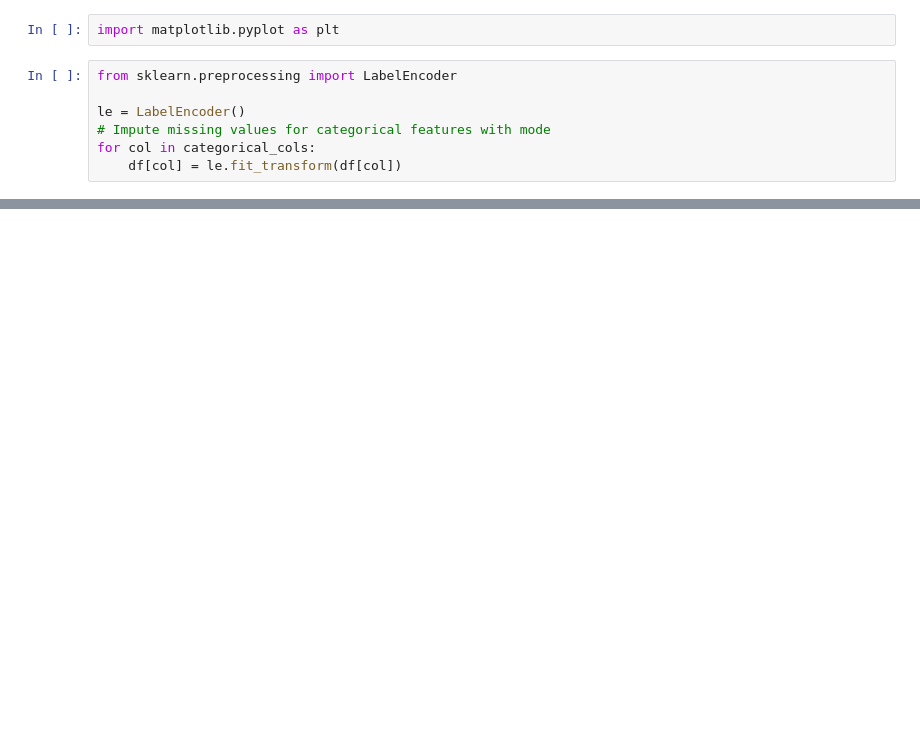
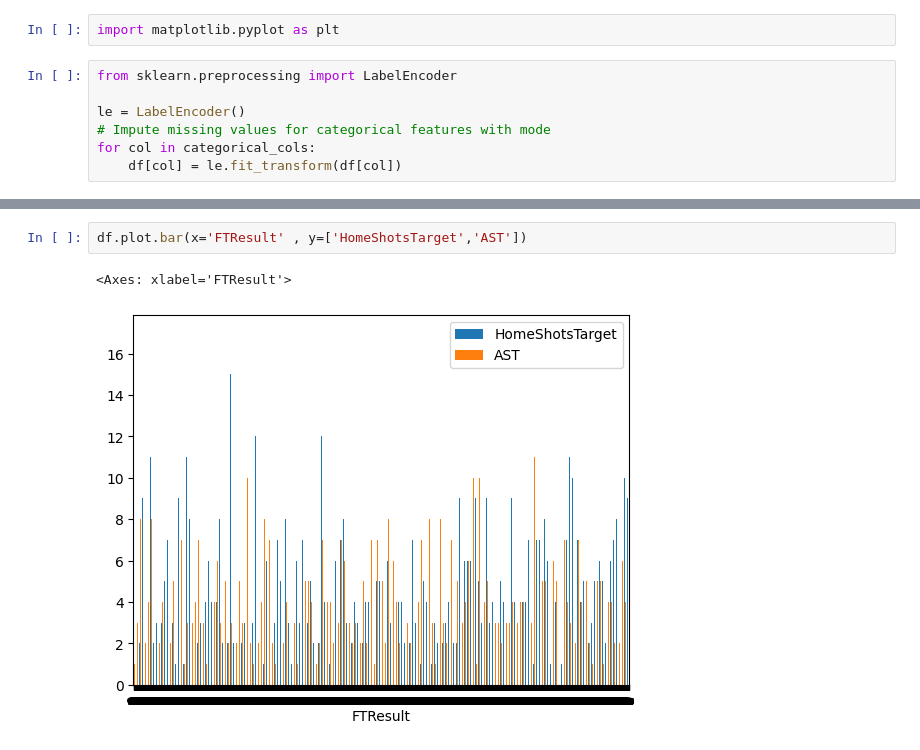
Before and after one commit to maharshi0706/Machine-Learning-Mini-Project, a Jupyter notebook: Data Cleaning/dataset.ipynb, the cells around one changed output, grey strips where cells are left out. Cells and saved outputs as stored; diff of their text form; blank space fills up the shorter version.

```diff
--- a/Data Cleaning/dataset.ipynb
+++ b/Data Cleaning/dataset.ipynb
@@ -106,0 +119,5 @@ for column in df.columns:
+# %%
+df.plot.bar(x='FTResult' , y=['HomeShotsTarget','AST'])
+# %% [output]
+<Axes: xlabel='FTResult'>
+[figure, added]
```
Also changed, not shown: parts of 7 cells of this notebook.
